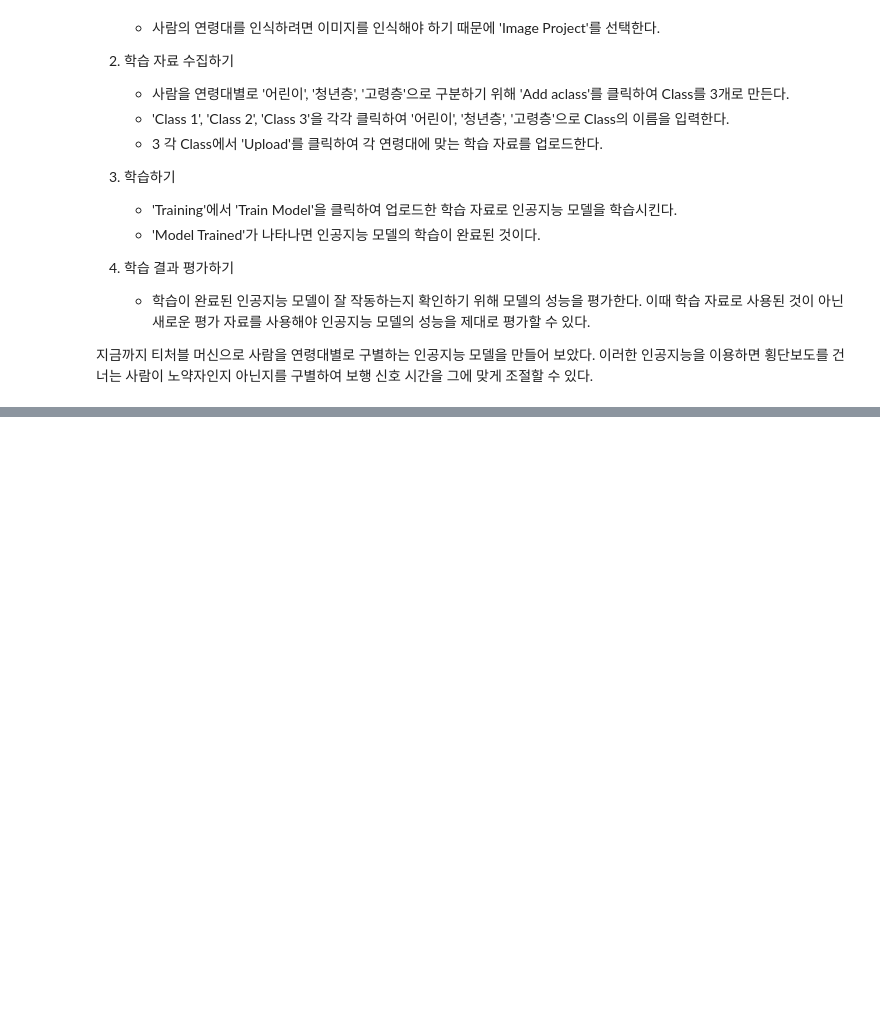
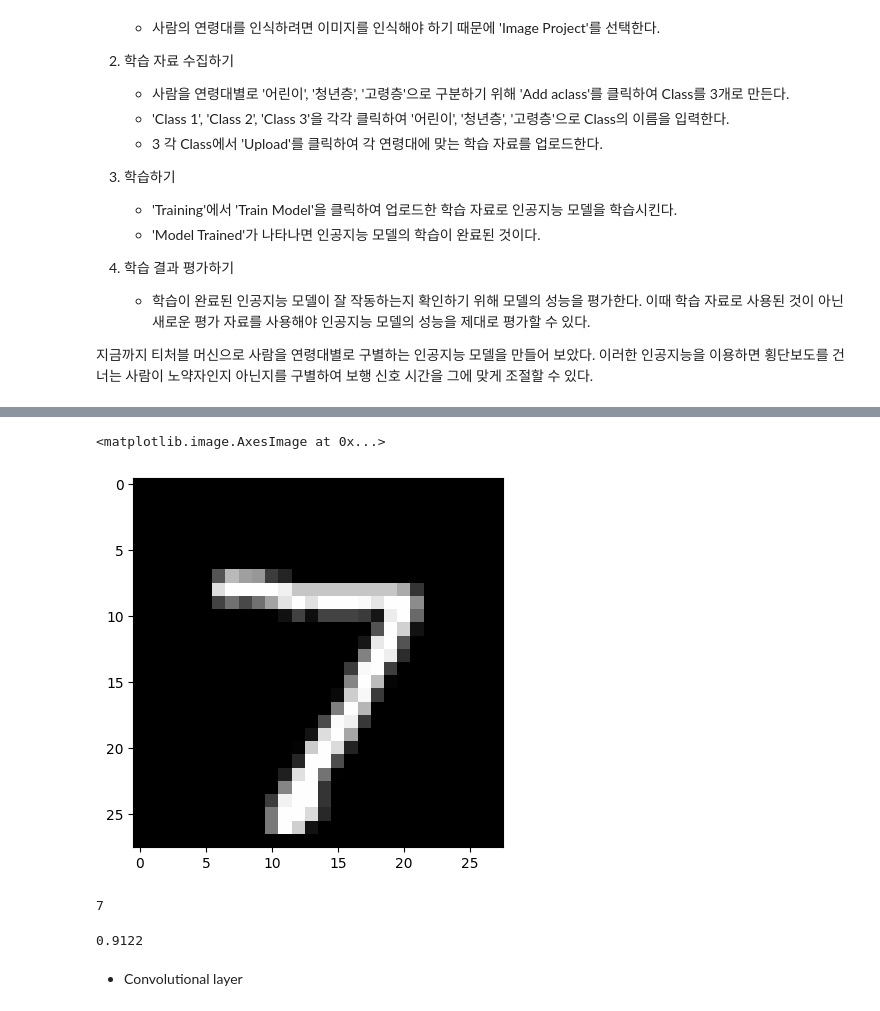
Before and after one commit to SJinLee/AIMath, a Jupyter notebook: 실습.ipynb, the cells around one changed output, grey strips where cells are left out. Drawn from its saved outputs; the diff is of its cells as text; code cells hidden in the pictures; blank space fills up the shorter version.

```diff
--- a/실습.ipynb
+++ b/실습.ipynb
@@ -202,0 +203,31 @@ $x$(L) | $y$(시간)
+# %%
+# mnist image sample 만들기
+import tensorflow as tf
+(x_train,y_train), (x_test,y_test) = tf.keras.datasets.mnist.load_data()
+
+import os
+import cv2
+import numpy as np
+count = np.zeros(10)
+for i in range(len(x_train)):
+    img = x_train[i]
+    label = y_train[i]
+    folder = 'train200cf/%d/' % label
+    if not os.path.exists(folder):
+        os.makedirs(folder)
+    if count[label]<200:
+        cv2.imwrite(folder + '%d.jpg'%i,255-img)
+        count[label]+=1
+
+import os
+import cv2
+count = np.zeros(10)
+for i in range(len(x_test)):
+    img = x_test[i]
+    label = y_test[i]
+    folder = 'test200cf/%d/' % label
+    if not os.path.exists(folder):
+        os.makedirs(folder)
+    if count[label]<200:
+        cv2.imwrite(folder + '%d.jpg'%i,255-img)
+        count[label]+=1
@@ -202,0 +297,15 @@ $x$(L) | $y$(시간)
+# %%
+import matplotlib.pyplot as plt
+plt.imshow(x_test[0],cmap='gray')
+# %% [output]
+<matplotlib.image.AxesImage at 0x...>
+[figure, added]
+# %%
+y_test[0]
+# %% [output]
+7
+# %%
+from sklearn.metrics import accuracy_score
+accuracy_score(y_test,pred.numpy().argmax(axis=1))
+# %% [output]
+0.9122
@@ -202,0 +315,2 @@ $x$(L) | $y$(시간)
+# %% [markdown]
+* Convolutional layer
```
Also changed, not shown: parts of 24 cells of this notebook.
